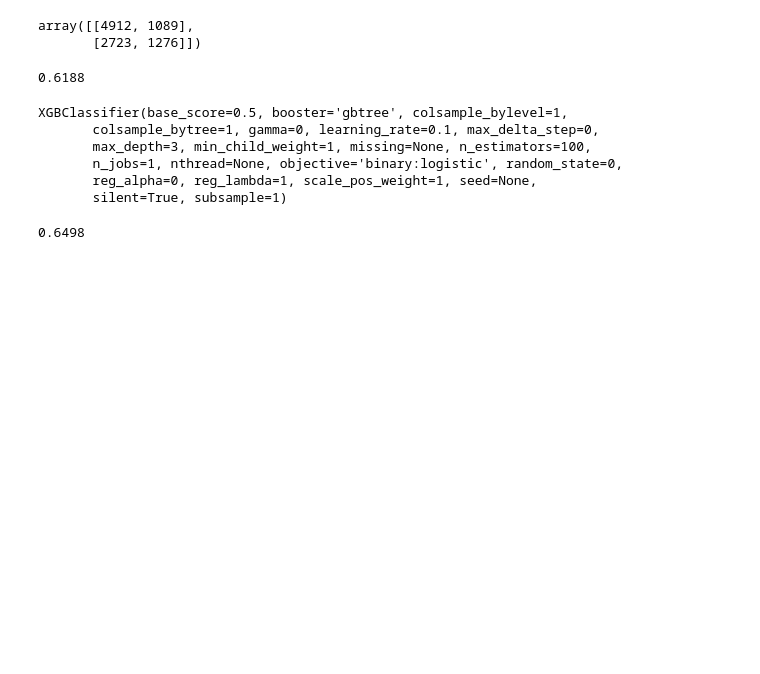
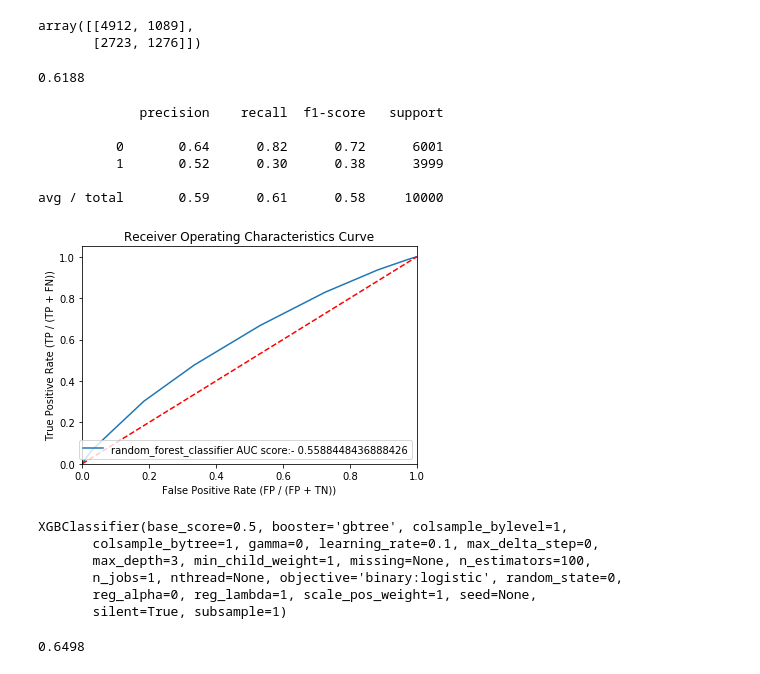
Before and after one commit to shashvat-kedia/Credit-Default-Risk-Prediction, a Jupyter notebook: CreditDefaultRiskPrediction.ipynb, the cells around one changed output. Saved outputs shown, nothing was run; the diff lists cells and outputs as text; code cells hidden in the pictures; blank space fills up the shorter version.

Commit message:
ROC curves added

```diff
--- a/CreditDefaultRiskPrediction.ipynb
+++ b/CreditDefaultRiskPrediction.ipynb
@@ -451,6 +451,16 @@ array([[4912, 1089],
 accuracy_score(y_test,prediction)
 # %% [output]
 0.6188
+# %%
+generate_classifier_report(classifier,prediction,classifier.predict_proba(X_test)[:,1],"random_forest_classifier")
+# %% [output]
+             precision    recall  f1-score   support
+
+          0       0.64      0.82      0.72      6001
+          1       0.52      0.30      0.38      3999
+
+avg / total       0.59      0.61      0.58     10000
+[figure, added]
 # %%
 boosting = XGBClassifier()
 boosting.fit(X_train,y_train)
```
Also changed, not shown: parts of 1 cell of this notebook, 2 other files.
